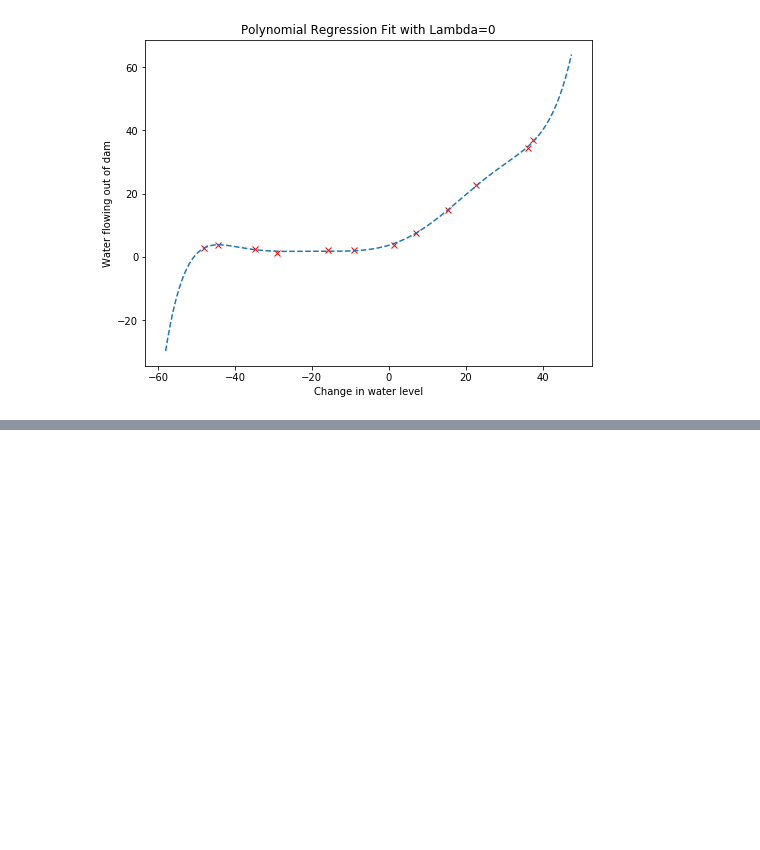
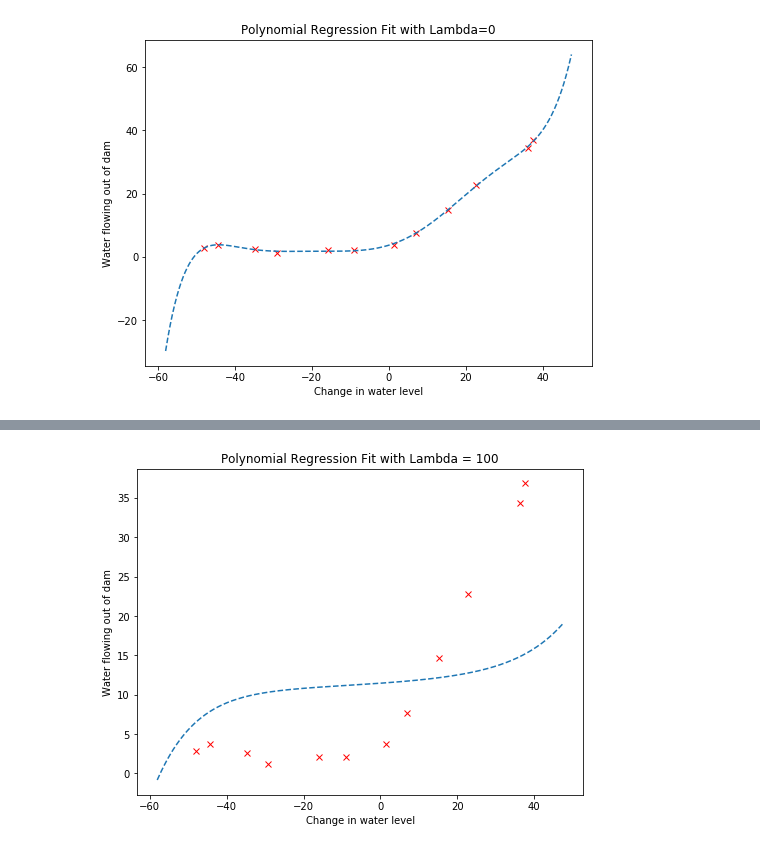
Before and after one commit to ZER-0-NE/Ng_ML, a Jupyter notebook: ex5/5_Regularized_linear_regression_and_bias_vs_variance.ipynb, the cells around one changed output, grey strips where cells are left out. Saved outputs shown, nothing was run; the diff lists cells and outputs as text; code cells hidden in the pictures; blank space fills up the shorter version.

```diff
--- a/ex5/5_Regularized_linear_regression_and_bias_vs_variance.ipynb
+++ b/ex5/5_Regularized_linear_regression_and_bias_vs_variance.ipynb
@@ -317,0 +364,7 @@ plt.show()
+# %%
+plot_fit_reg(Lambda=100)
+
+# With a very large regularisation constant we expect to underfit the
+# data because we penalise all the fit parameters except the bias term.
+# %% [output]
+[figure, added]
```
Also changed, not shown: parts of 8 cells of this notebook.
